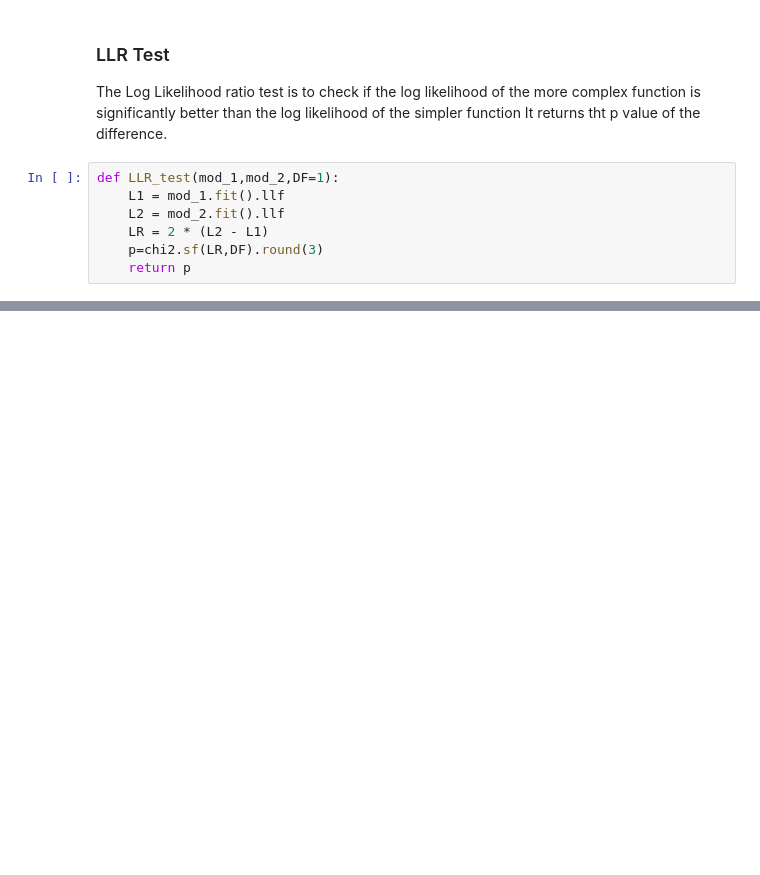
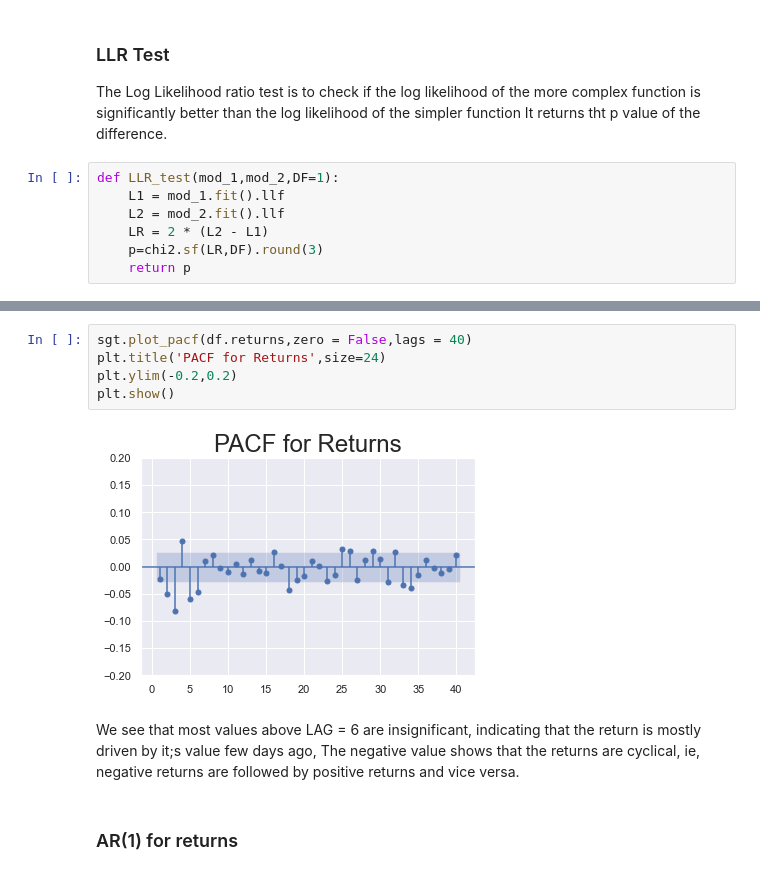
Before and after one commit to satyajitghosh/TimeSeriesAnalysis, a Jupyter notebook: DataRangerCourse/TS_lecture3.ipynb, the cells around one changed output, grey strips where cells are left out. Saved outputs shown, nothing was run; the diff lists cells and outputs as text; blank space fills up the shorter version.

```diff
--- a/DataRangerCourse/TS_lecture3.ipynb
+++ b/DataRangerCourse/TS_lecture3.ipynb
@@ -201,0 +260,11 @@ LLR_test(model_ar_2,model_ar_4)
+# %%
+sgt.plot_pacf(df.returns,zero = False,lags = 40)
+plt.title('PACF for Returns',size=24)
+plt.ylim(-0.2,0.2)
+plt.show()
+# %% [output]
+[figure, added]
+# %% [markdown]
+We see that most values above LAG = 6 are insignificant, indicating that the return is mostly driven by it;s value few days ago, The negative value shows that the returns are cyclical, ie, negative returns are followed by positive returns and vice versa.
+# %% [markdown]
+### AR(1) for returns
```
Also changed, not shown: parts of 30 cells of this notebook.
